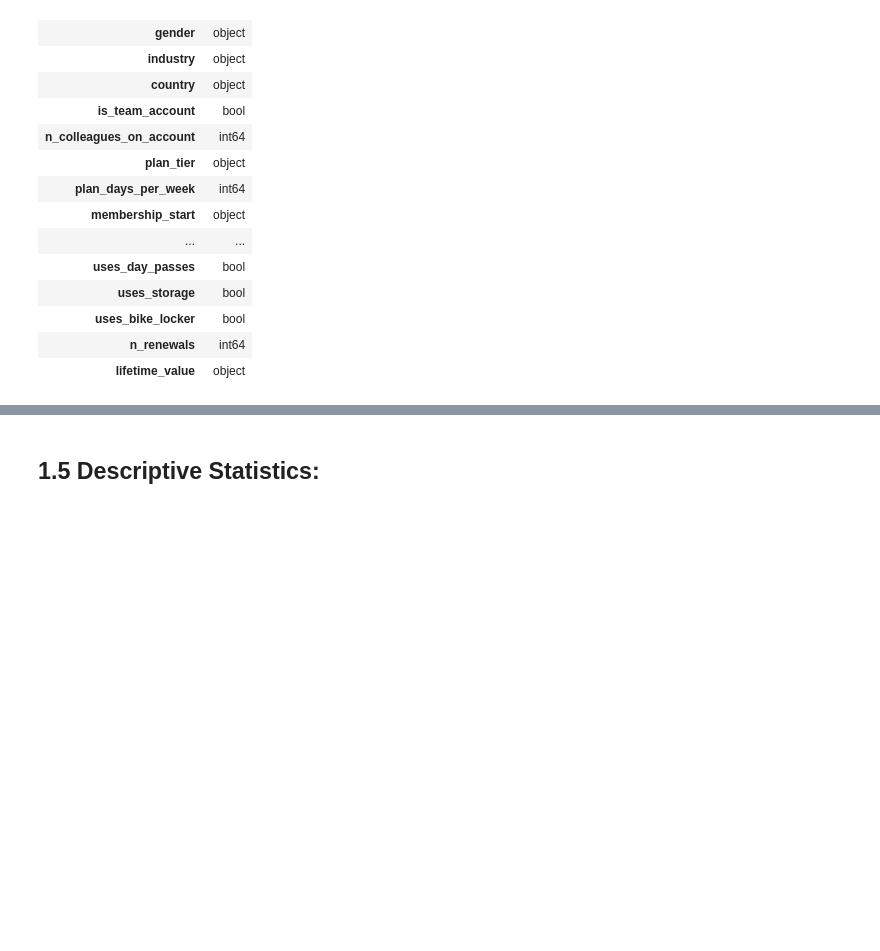
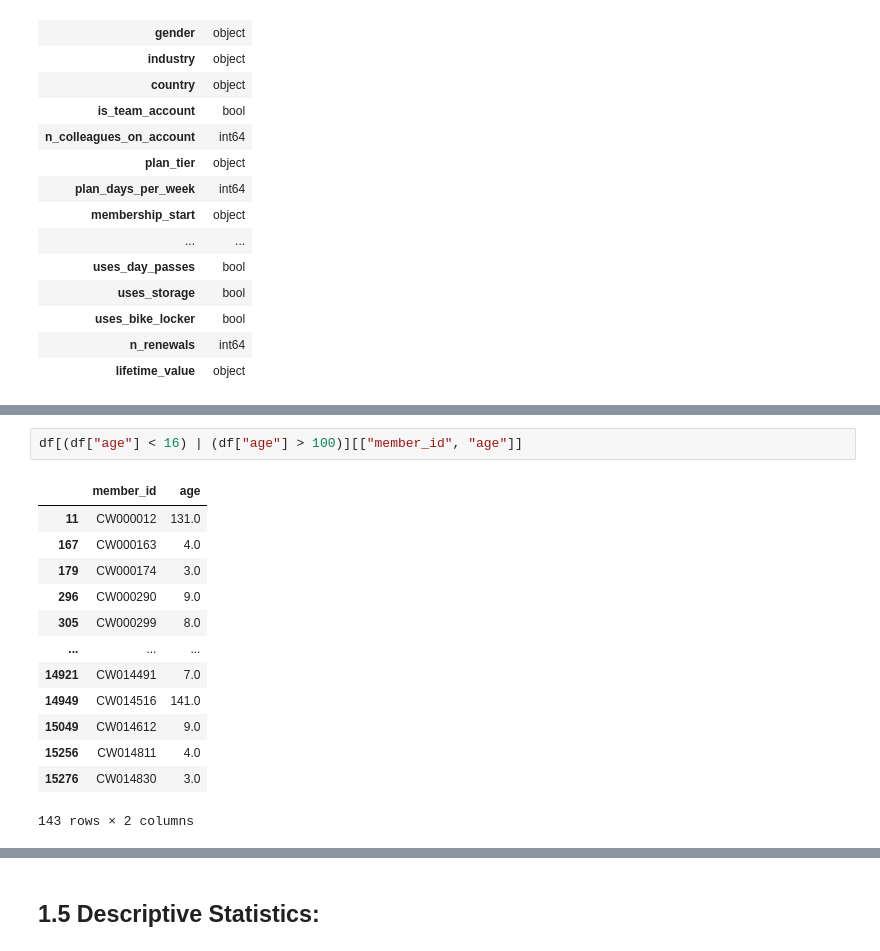
Before and after one commit to Diogosousa03/DM_Grupo18, a Jupyter notebook: notebooks/Group18_EDA_Code.ipynb, the cells around one changed output, grey strips where cells are left out. Cells and saved outputs as stored; diff of their text form; blank space fills up the shorter version.

```diff
--- a/notebooks/Group18_EDA_Code.ipynb
+++ b/notebooks/Group18_EDA_Code.ipynb
@@ -229,0 +268,16 @@ df.dtypes.to_frame("dtype")
+# %%
+df[(df["age"] < 16) | (df["age"] > 100)][["member_id", "age"]]
+# %% [output]
+|  | member_id | age |
+| 11 | CW000012 | 131.0 |
+| 167 | CW000163 | 4.0 |
+| 179 | CW000174 | 3.0 |
+| 296 | CW000290 | 9.0 |
+| 305 | CW000299 | 8.0 |
+| ... | ... | ... |
+| 14921 | CW014491 | 7.0 |
+| 14949 | CW014516 | 141.0 |
+| 15049 | CW014612 | 9.0 |
+| 15256 | CW014811 | 4.0 |
+| 15276 | CW014830 | 3.0 |
+143 rows × 2 columns
```
Also changed, not shown: parts of 17 cells of this notebook.
